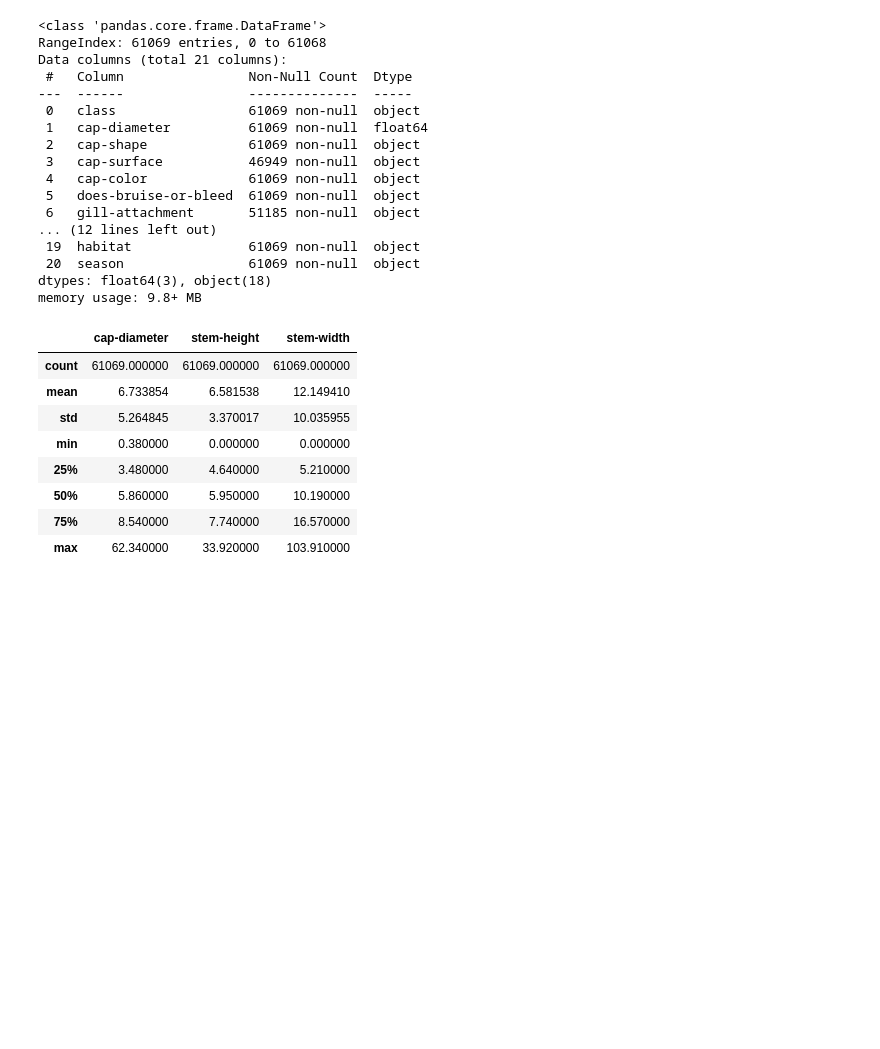
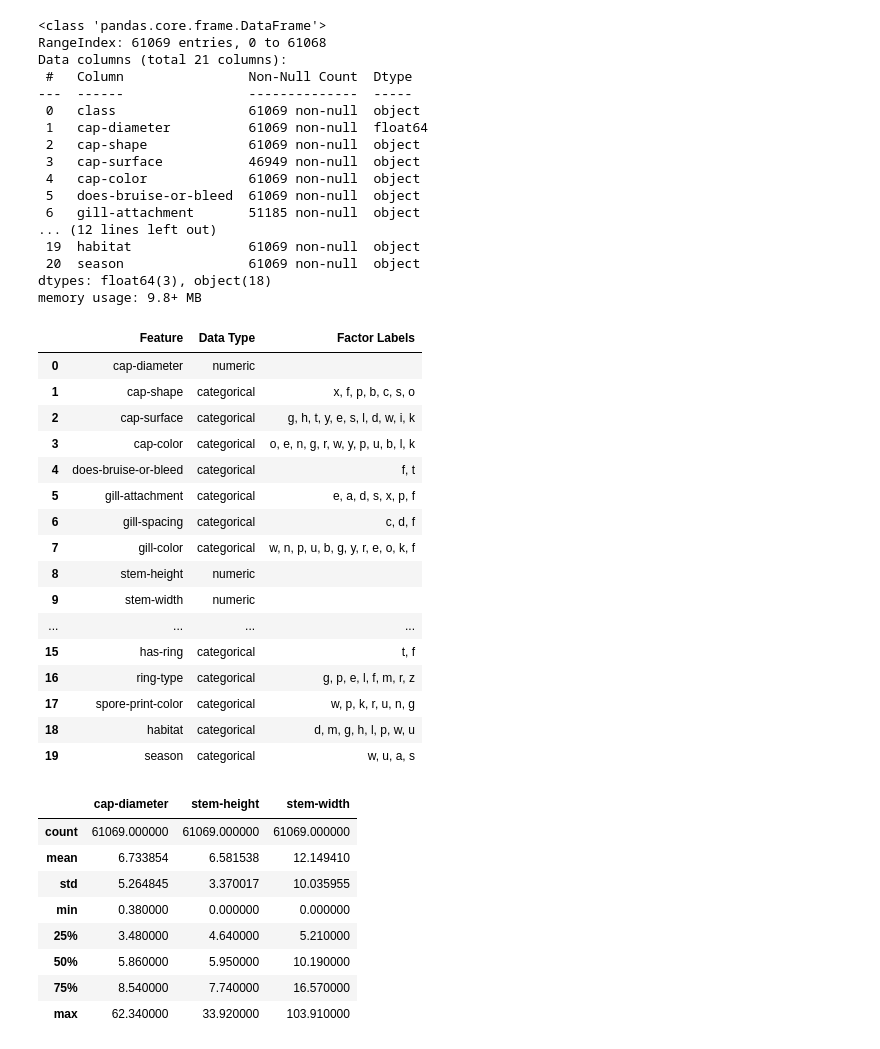
Before and after one commit to dlongert/mushroom_edibility_prediction, a Jupyter notebook: mushroom_exploration.ipynb, the cells around one changed output. Saved outputs shown, nothing was run; the diff lists cells and outputs as text; code cells hidden in the pictures; blank space fills up the shorter version.

```diff
--- a/mushroom_dataset.ipynb
+++ b/mushroom_exploration.ipynb
@@ -37,6 +37,44 @@ Data columns (total 21 columns):
  20  season                61069 non-null  object
 dtypes: float64(3), object(18)
 memory usage: 9.8+ MB
+# %%
+df = pd.DataFrame({"Feature": mushrooms.columns[1:],
+              "Data Type": mushrooms.dtypes[1:]}).reset_index(drop = True)
+
+def change(x):
+    return "categorical" if x == "object" else "numeric"
+
+# Use apply with lambda function to apply change function to each element in the "Data Type" column
+df["Data Type"] = df["Data Type"].apply(lambda x: change(x))
+
+def unique_factors(col):
+    if col["Data Type"] == "categorical":
+        unique_vals = mushrooms[col["Feature"]].dropna().unique() # Exclude NaN values
+        return ', '.join(str(val) for val in unique_vals)
+    else:
+        return ''
+
+df["Factor Labels"] = df.apply(unique_factors, axis=1)
+
+df
+# %% [output]
+|  | Feature | Data Type | Factor Labels |
+| 0 | cap-diameter | numeric |  |
+| 1 | cap-shape | categorical | x, f, p, b, c, s, o |
+| 2 | cap-surface | categorical | g, h, t, y, e, s, l, d, w, i, k |
+| 3 | cap-color | categorical | o, e, n, g, r, w, y, p, u, b, l, k |
+| 4 | does-bruise-or-bleed | categorical | f, t |
+| 5 | gill-attachment | categorical | e, a, d, s, x, p, f |
+| 6 | gill-spacing | categorical | c, d, f |
+| 7 | gill-color | categorical | w, n, p, u, b, g, y, r, e, o, k, f |
+| 8 | stem-height | numeric |  |
+| 9 | stem-width | numeric |  |
+| ... | ... | ... | ... |
+| 15 | has-ring | categorical | t, f |
+| 16 | ring-type | categorical | g, p, e, l, f, m, r, z |
+| 17 | spore-print-color | categorical | w, p, k, r, u, n, g |
+| 18 | habitat | categorical | d, m, g, h, l, p, w, u |
+| 19 | season | categorical | w, u, a, s |
 # %%
 # Summary statistics for the numeric features
 mushrooms.describe()
```
Also changed, not shown: parts of 6 cells of this notebook, 3 other files.
